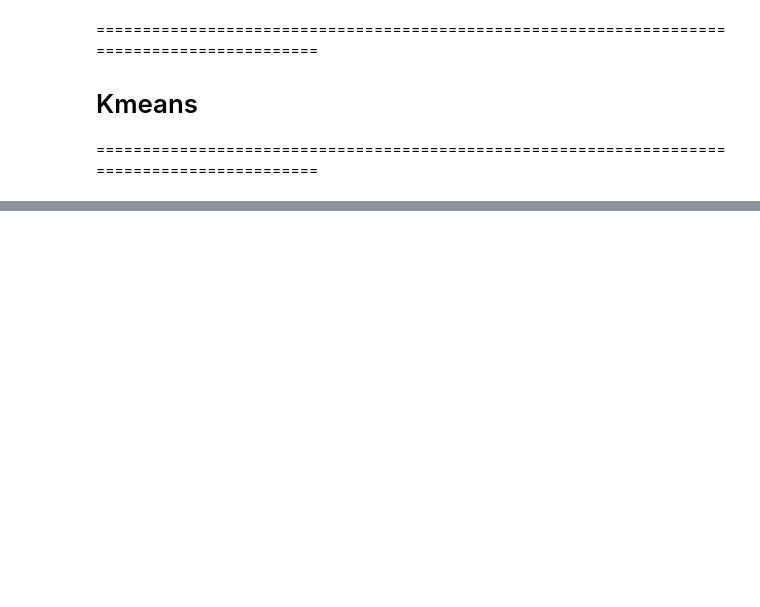
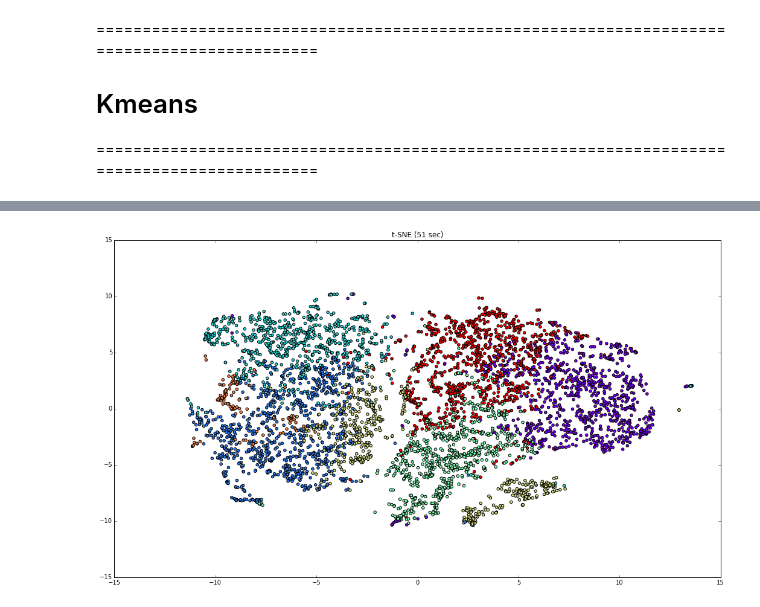
Before and after one commit to Tingting-Chang/painting-classifier, a Jupyter notebook: Kmeans.ipynb, the cells around one changed output, grey strips where cells are left out. Saved outputs shown, nothing was run; the diff lists cells and outputs as text; code cells hidden in the pictures; blank space fills up the shorter version.

```diff
--- a/Kmeans.ipynb
+++ b/Kmeans.ipynb
@@ -50,0 +94,8 @@ color_hist = pd.read_csv('data/color_hist_size_206552.csv')
+# %%
+# find the train, test data for the tsne
+train_tsne = color_hist.merge(pd.DataFrame(train_id.iloc[:, 1]), how='inner', on='painting_id')
+test_tsne = color_hist.merge(pd.DataFrame(test_id.iloc[:, 1]), how='inner', on='painting_id')
+print train_tsne.shape
+print test_tsne.shape
+
+train_tsne.head(1)
@@ -113,3 +209,7 @@ from sklearn.manifold import TSNE
 tsne = TSNE(n_components=2, random_state=0)
 np.set_printoptions(suppress=True)
 tsne.fit_transform(color_hist.iloc[:, 1:])
+# %%
+tsne_data = pd.concat([train_tsne.reset_index(drop=True), test_tsne], axis=0)
+print tsne_data.shape
+tsne_data.head(1)
@@ -115,0 +221,6 @@ tsne.fit_transform(color_hist.iloc[:, 1:])
+# %%
+from sklearn.manifold import TSNE
+
+tsne = TSNE(n_components=2, random_state=0)
+np.set_printoptions(suppress=True)
+tsne_trainsformed = tsne.fit_transform(tsne_data.iloc[:, 2:-1].sample(5000,random_state = 123))
@@ -115,0 +233,12 @@ tsne.fit_transform(color_hist.iloc[:, 1:])
+# %%
+from time import time
+from sklearn.manifold import TSNE
+
+# Perform t-distributed stochastic neighbor embedding.
+t0 = time()
+tsne = TSNE(n_components=2, init='pca', random_state=2017)
+trans_data = tsne.fit_transform(tsne_data.iloc[:, 2:-1].sample(5000)).T
+t1 = time()
+print("t-SNE: %.2g sec" % (t1 - t0))
+
+ax = plt.figure(figsize=(15, 8))
@@ -115,0 +258,13 @@ tsne.fit_transform(color_hist.iloc[:, 1:])
+# %%
+colors = tsne_data.iloc[:, -1].sample(5000,random_state = 123)
+fig = plt.figure(figsize=(18, 10))
+
+plt.scatter(tsne_trainsformed[:,0], tsne_trainsformed[:,1],
+            c=np.array(colors),
+            cmap=plt.cm.rainbow)
+plt.title("t-SNE (%.2g sec)" % (t1 - t0))
+plt.axis('normal')
+plt.show()
+fig.savefig('data/kmeans_tsne.png', dpi=fig.dpi)
+# %% [output]
+[figure, added]
```
Also changed, not shown: parts of 84 cells of this notebook, 28 other files.
